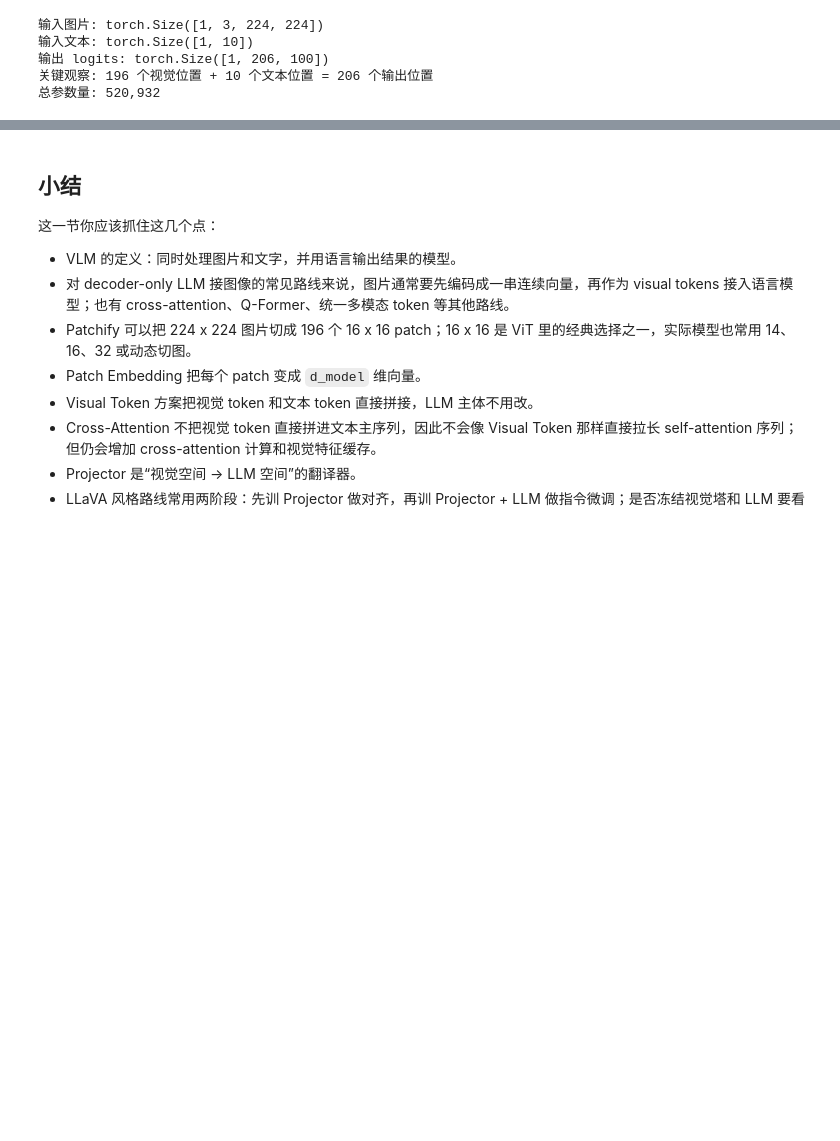
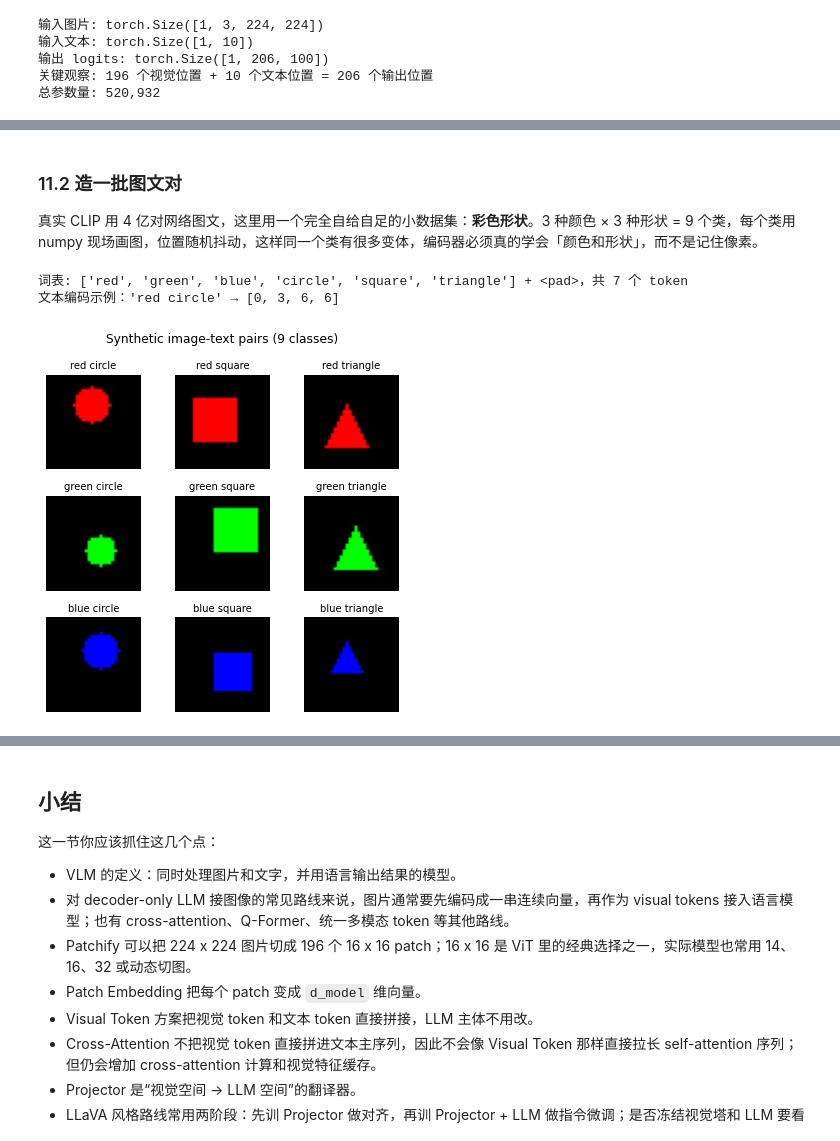
Before and after one commit to walkinglabs/modern-llm-notebook, a Jupyter notebook: notebooks/part4-frontiers/26-vlm.ipynb, the cells around one changed output, grey strips where cells are left out. Drawn from its saved outputs; the diff is of its cells as text; code cells hidden in the pictures; blank space fills up the shorter version.

```diff
--- a/notebooks/part4-frontiers/26-vlm.ipynb
+++ b/notebooks/part4-frontiers/26-vlm.ipynb
@@ -594,0 +658,60 @@ print("总参数量:", f"{sum(param.numel() for param in vlm.parameters()):,}")
+# %% [markdown]
+### 11.2 造一批图文对
+
+真实 CLIP 用 4 亿对网络图文，这里用一个完全自给自足的小数据集：**彩色形状**。3 种颜色 × 3 种形状 = 9 个类，每个类用 numpy 现场画图，位置随机抖动，这样同一个类有很多变体，编码器必须真的学会「颜色和形状」，而不是记住像素。
+# %%
+import numpy as np
+import matplotlib.pyplot as plt
+
+COLORS = ["red", "green", "blue"]
+SHAPES = ["circle", "square", "triangle"]
+COLOR_RGB = {"red": [1, 0, 0], "green": [0, 1, 0], "blue": [0, 0, 1]}
+
+
+def make_image(color, shape, size=32, rng=np.random):
+    """画一个 size×size 的彩色形状，位置随机"""
+    img = np.zeros((size, size, 3), dtype=np.float32)
+    cx = rng.randint(10, size - 10)
+    cy = rng.randint(10, size - 10)
+    r = rng.randint(5, 8)
+    yy, xx = np.mgrid[0:size, 0:size]
+    if shape == "circle":
+        mask = (xx - cx) ** 2 + (yy - cy) ** 2 <= r * r
+    elif shape == "square":
+        mask = (np.abs(xx - cx) <= r) & (np.abs(yy - cy) <= r)
+    else:  # triangle：顶点在上，底边在下
+        frac = (yy - (cy - r)) / (2 * r)          # 0 在顶，1 在底
+        mask = (yy >= cy - r) & (yy <= cy + r) & (np.abs(xx - cx) <= r * frac)
+    img[mask] = COLOR_RGB[color]
+    return img
+
+
+# 文本词表：颜色 + 形状 + <pad>
+TOK = {w: i for i, w in enumerate(COLORS + SHAPES)}
+PAD = len(TOK)
+VOCAB = len(TOK) + 1
+
+
+def make_text(color, shape):
+    """token 序列 [color, shape]，pad 到长度 4"""
+    ids = [TOK[color], TOK[shape]]
+    return ids + [PAD] * (4 - len(ids))
+
+
+# 看 9 个类各长什么样
+rng = np.random.RandomState(0)
+fig, axes = plt.subplots(3, 3, figsize=(5, 5))
+for i, c in enumerate(COLORS):
+    for j, s in enumerate(SHAPES):
+        axes[i, j].imshow(make_image(c, s, rng=rng))
+        axes[i, j].set_title(f"{c} {s}", fontsize=9)
+        axes[i, j].axis("off")
+plt.suptitle("Synthetic image-text pairs (9 classes)", fontsize=11)
+plt.tight_layout()
+plt.show()
+print(f"词表: {list(TOK.keys())} + <pad>，共 {VOCAB} 个 token")
+print("文本编码示例：'red circle' →", make_text("red", "circle"))
+# %% [output]
+词表: ['red', 'green', 'blue', 'circle', 'square', 'triangle'] + <pad>，共 7 个 token
+文本编码示例：'red circle' → [0, 3, 6, 6]
+[figure, added]
```
Also changed, not shown: parts of 12 cells of this notebook, 6 other files.
